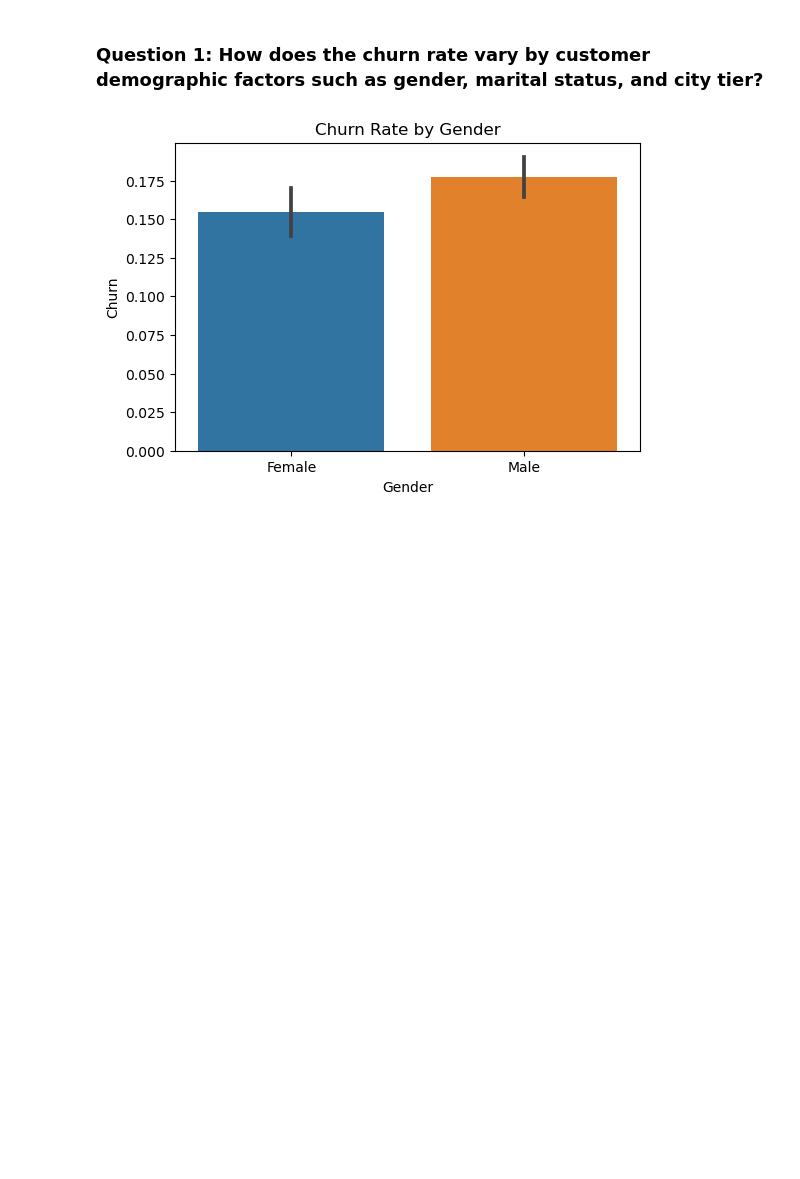
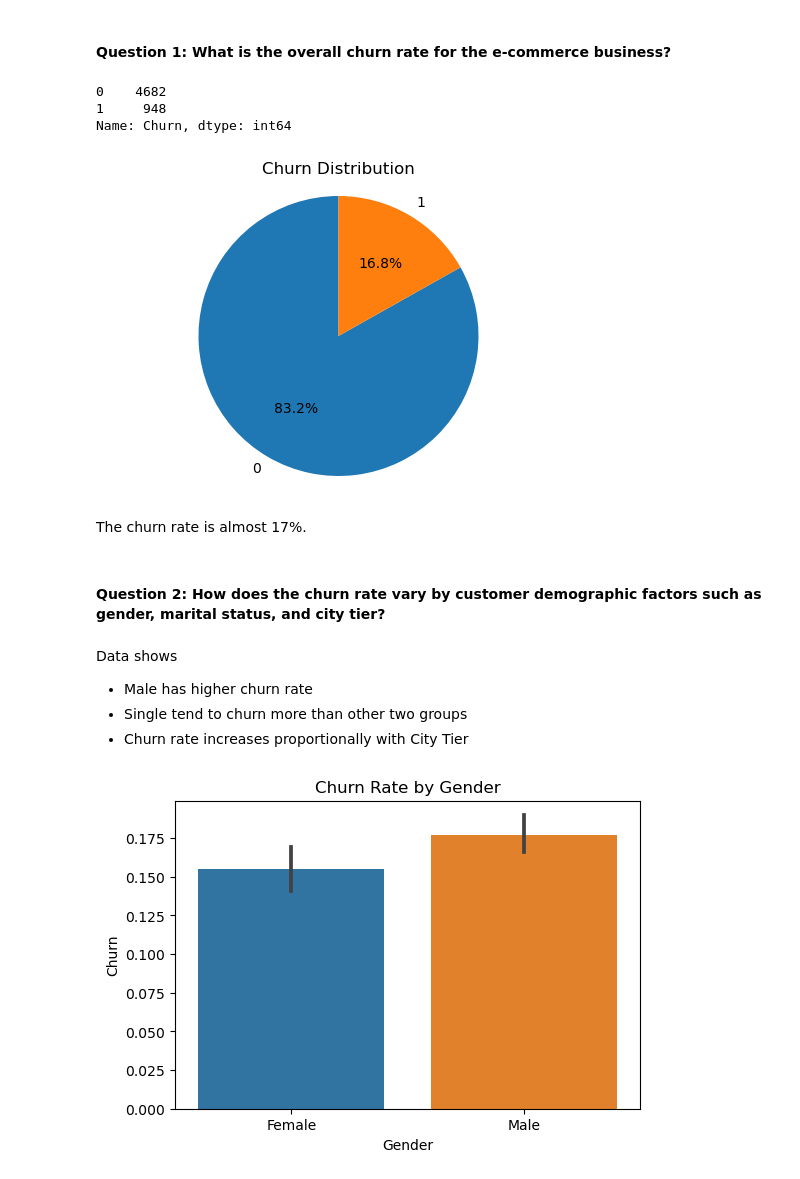
Before and after one commit to honhanbao/ML_Ecommerce-Customer-Churn, a Jupyter notebook: ecommerce_customer_churn.ipynb, the cells around one changed output. Saved outputs shown, nothing was run; the diff lists cells and outputs as text; code cells hidden in the pictures; blank space fills up the shorter version.

```diff
--- a/ecommerce_customer_churn.ipynb
+++ b/ecommerce_customer_churn.ipynb
@@ -125,5 +101,30 @@ plt.show()
+# %% [markdown]
+#### **Question 1:** What is the overall churn rate for the e-commerce business?
+# %%
+# count churn and stay
+churn_counts = df['Churn'].value_counts()
+print(churn_counts)
+plt.figure(figsize=(6, 4))
+# label by index
+# choose 1 decimal place for percentage
+plt.pie(churn_counts, labels=churn_counts.index, autopct='%1.1f%%', startangle=90)
+plt.title('Churn Distribution')
+plt.axis('equal')
+plt.show()
+# %% [output]
+0    4682
+1     948
+Name: Churn, dtype: int64
+[figure, added]
+# %% [markdown]
+The churn rate is almost 17%.
 # %% [markdown]
-### Question 1: How does the churn rate vary by customer demographic factors such as gender, marital status, and city tier?
+#### **Question 2:** How does the churn rate vary by customer demographic factors such as gender, marital status, and city tier?
+# %% [markdown]
+Data shows
+- Male has higher churn rate
+- Single tend to churn more than other two groups
+- Churn rate increases proportionally with City Tier
 # %%
 # Churn rate by Gender
 plt.figure(figsize=(6, 4))
```
Also changed, not shown: parts of 49 cells of this notebook.
